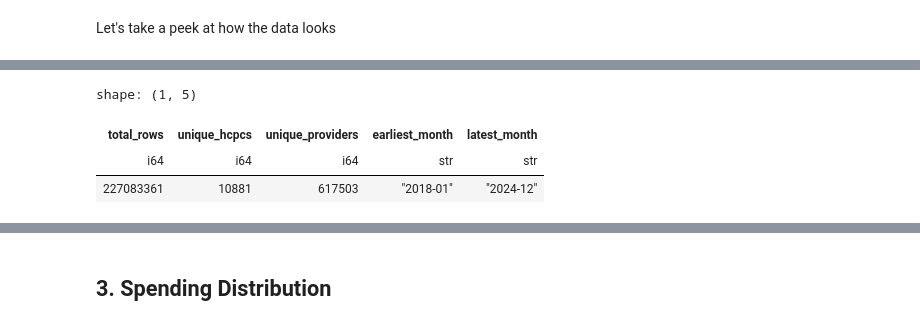
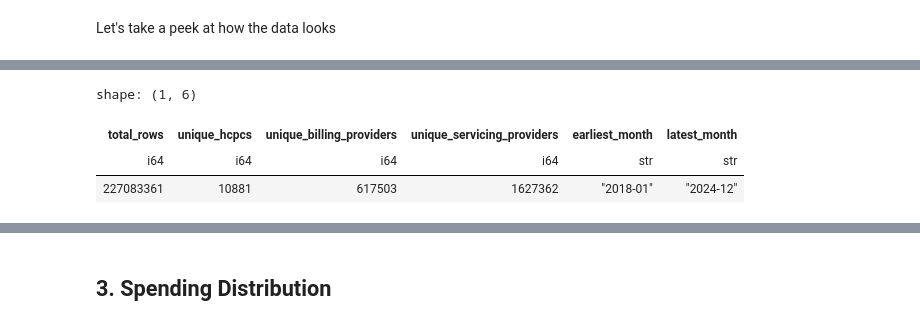
Before and after one commit to adilkassim/medicaid-provider-spending, a Jupyter notebook: notebooks/01_eda.ipynb, the cells around one changed output, grey strips where cells are left out. Drawn from its saved outputs; the diff is of its cells as text; code cells hidden in the pictures.

```diff
--- a/notebooks/01_eda.ipynb
+++ b/notebooks/01_eda.ipynb
@@ -88,15 +140,16 @@ shape: (7, 12)
 # %%
 con.sql("""
     SELECT
         COUNT(*)                        AS total_rows,
         COUNT(DISTINCT HCPCS_CODE)      AS unique_hcpcs,
-        COUNT(DISTINCT BILLING_PROVIDER_NPI_NUM) AS unique_providers,
+        COUNT(DISTINCT BILLING_PROVIDER_NPI_NUM) AS unique_billing_providers,
+        COUNT(DISTINCT SERVICING_PROVIDER_NPI_NUM) AS unique_servicing_providers,
         MIN(CLAIM_FROM_MONTH)           AS earliest_month,
         MAX(CLAIM_FROM_MONTH)           AS latest_month
     FROM medicaid
 """).pl()
 # %% [output]
-shape: (1, 5)
+shape: (1, 6)
-| total_rows | unique_hcpcs | unique_providers | earliest_month | latest_month |
-| i64 | i64 | i64 | str | str |
-| 227083361 | 10881 | 617503 | "2018-01" | "2024-12" |
+| total_rows | unique_hcpcs | unique_billing_providers | unique_servicing_providers | earliest_month | latest_month |
+| i64 | i64 | i64 | i64 | str | str |
+| 227083361 | 10881 | 617503 | 1627362 | "2018-01" | "2024-12" |
```
Also changed, not shown: parts of 72 cells of this notebook.
